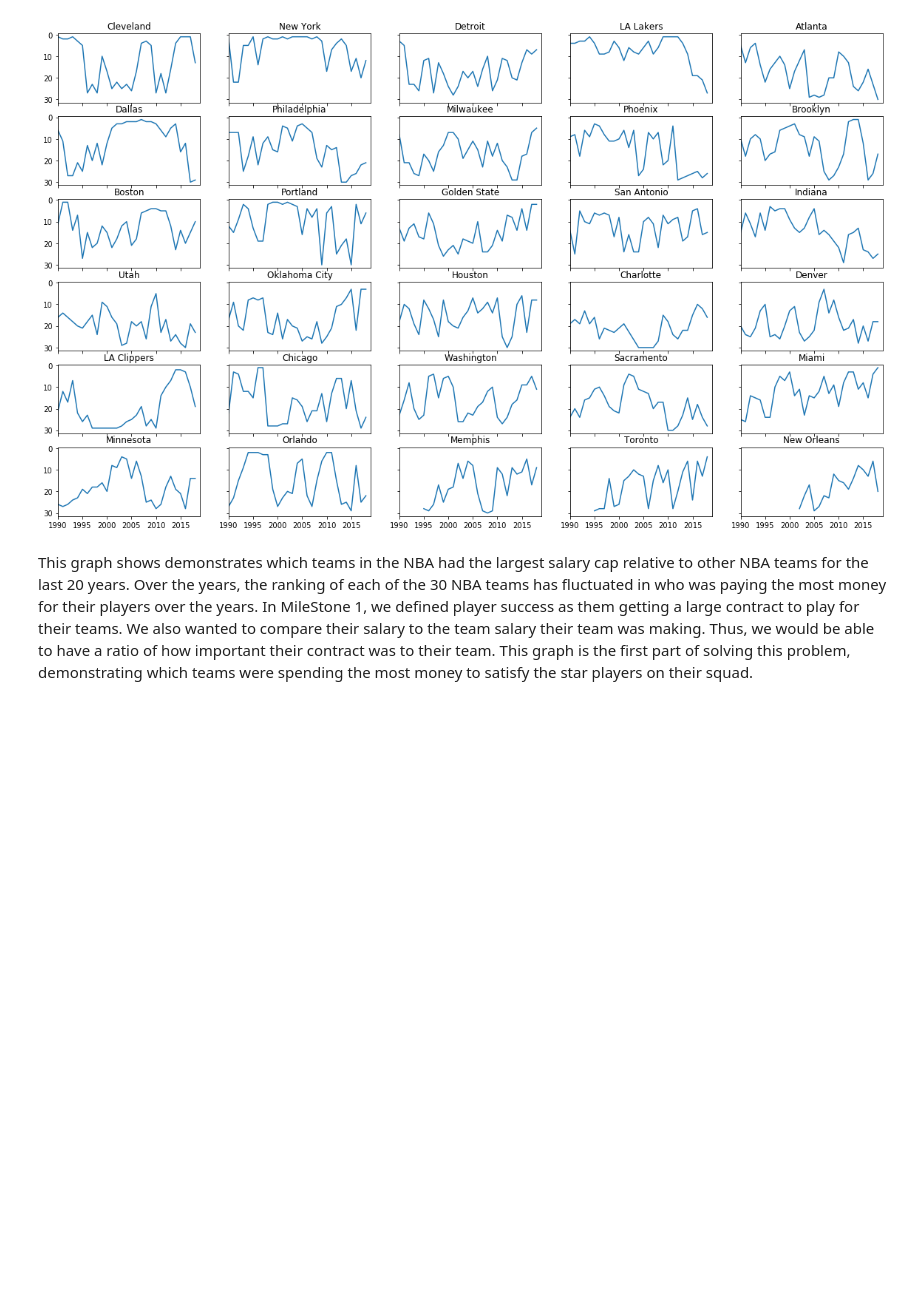
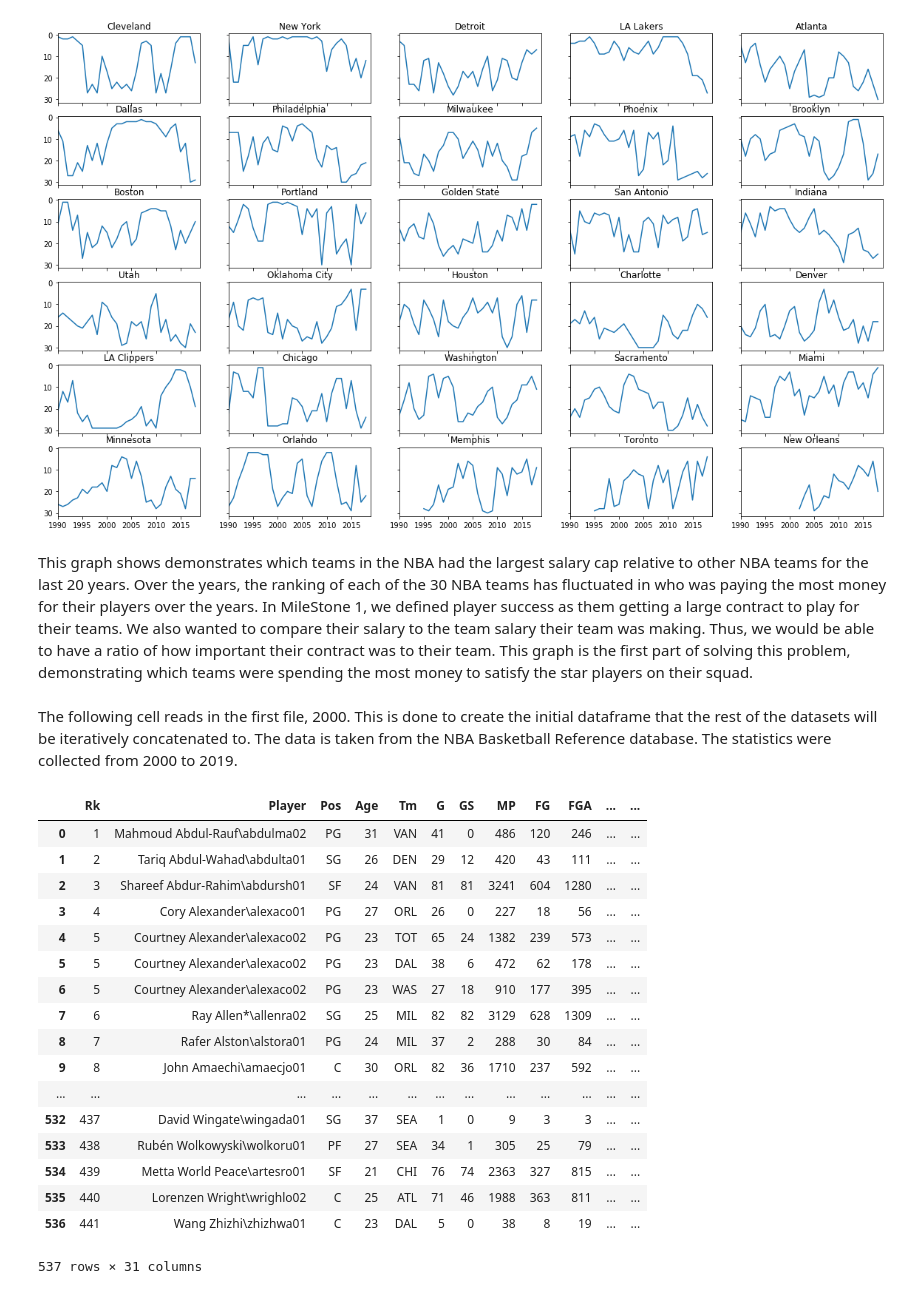
Before and after one commit to chas3stockwell/College-Basketball-Success, a Jupyter notebook: Tutorial Notebook - Extrapolating Success from Basketball Players using On-Court Data 2000-2019.ipynb, the cells around one changed output. Cells and saved outputs as stored; diff of their text form; code cells hidden in the pictures; blank space fills up the shorter version.

Commit message:
Addition of Notebook, Milestone 2, datasets torvik and NBA

```diff
--- a/Mileston2pres.ipynb
+++ b/Tutorial Notebook - Extrapolating Success from Basketball Players using On-Court Data 2000-2019.ipynb
@@ -118,3 +221,30 @@ plt.gca().invert_yaxis()
 [figure]
 # %% [markdown]
 This graph shows demonstrates which teams in the NBA had the largest salary cap relative to other NBA teams for the last 20 years. Over the years, the ranking of each of the 30 NBA teams has fluctuated in who was paying the most money for their players over the years. In MileStone 1, we defined player success as them getting a large contract to play for their teams. We also wanted to compare their salary to the team salary their team was making. Thus, we would be able to have a ratio of how important their contract was to their team. This graph is the first part of solving this problem, demonstrating which teams were spending the most money to satisfy the star players on their squad.
+# %% [markdown]
+The following cell reads in the first file, 2000. This is done to create the initial dataframe that the rest of the datasets will be iteratively concatenated to. The data is taken from the NBA Basketball Reference database. The statistics were collected from 2000 to 2019.
+# %%
+file1 = "./data_NBA/playerstats2000.csv"
+
+df_NBA= pd.read_csv(file1, sep=",", encoding='latin-1')
+df_NBA["Year"] = 2000
+df_NBA
+# %% [output]
+|  | Rk | Player | Pos | Age | Tm | G | GS | MP | FG | FGA | ... | ... |
+| 0 | 1 | Mahmoud Abdul-Rauf\abdulma02 | PG | 31 | VAN | 41 | 0 | 486 | 120 | 246 | ... | ... |
+| 1 | 2 | Tariq Abdul-Wahad\abdulta01 | SG | 26 | DEN | 29 | 12 | 420 | 43 | 111 | ... | ... |
+| 2 | 3 | Shareef Abdur-Rahim\abdursh01 | SF | 24 | VAN | 81 | 81 | 3241 | 604 | 1280 | ... | ... |
+| 3 | 4 | Cory Alexander\alexaco01 | PG | 27 | ORL | 26 | 0 | 227 | 18 | 56 | ... | ... |
+| 4 | 5 | Courtney Alexander\alexaco02 | PG | 23 | TOT | 65 | 24 | 1382 | 239 | 573 | ... | ... |
+| 5 | 5 | Courtney Alexander\alexaco02 | PG | 23 | DAL | 38 | 6 | 472 | 62 | 178 | ... | ... |
+| 6 | 5 | Courtney Alexander\alexaco02 | PG | 23 | WAS | 27 | 18 | 910 | 177 | 395 | ... | ... |
+| 7 | 6 | Ray Allen*\allenra02 | SG | 25 | MIL | 82 | 82 | 3129 | 628 | 1309 | ... | ... |
+| 8 | 7 | Rafer Alston\alstora01 | PG | 24 | MIL | 37 | 2 | 288 | 30 | 84 | ... | ... |
+| 9 | 8 | John Amaechi\amaecjo01 | C | 30 | ORL | 82 | 36 | 1710 | 237 | 592 | ... | ... |
+| ... | ... | ... | ... | ... | ... | ... | ... | ... | ... | ... | ... | ... |
+| 532 | 437 | David Wingate\wingada01 | SG | 37 | SEA | 1 | 0 | 9 | 3 | 3 | ... | ... |
+| 533 | 438 | Rubén Wolkowyski\wolkoru01 | PF | 27 | SEA | 34 | 1 | 305 | 25 | 79 | ... | ... |
+| 534 | 439 | Metta World Peace\artesro01 | SF | 21 | CHI | 76 | 74 | 2363 | 327 | 815 | ... | ... |
+| 535 | 440 | Lorenzen Wright\wrighlo02 | C | 25 | ATL | 71 | 46 | 1988 | 363 | 811 | ... | ... |
+| 536 | 441 | Wang Zhizhi\zhizhwa01 | C | 23 | DAL | 5 | 0 | 38 | 8 | 19 | ... | ... |
+537 rows × 31 columns
```
Also changed, not shown: parts of 19 cells of this notebook, 20 other files.
